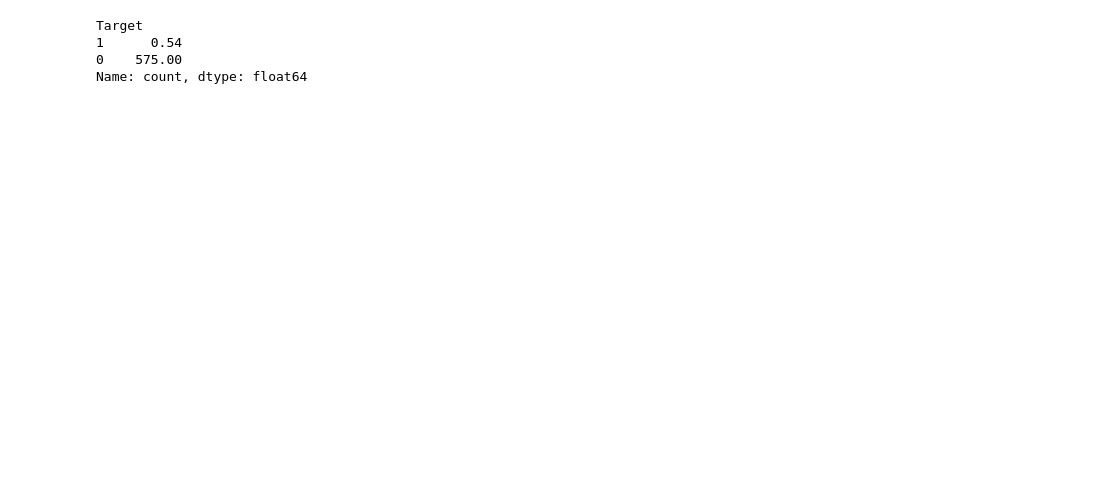
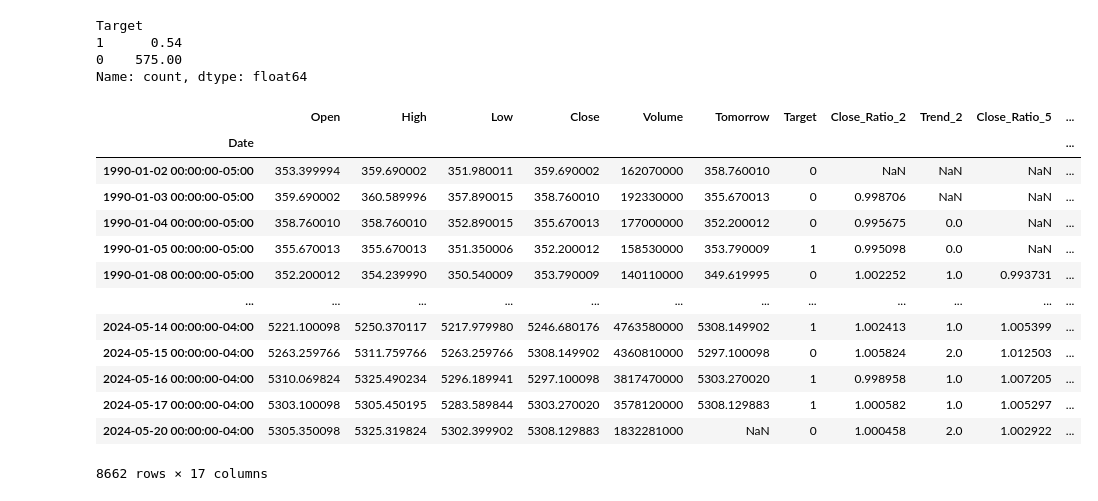
Before and after one commit to RekAlrasheed/S-P-500-stock-predections, a Jupyter notebook: data_science_final_proj.ipynb, the cells around one changed output. Saved outputs shown, nothing was run; the diff lists cells and outputs as text; code cells hidden in the pictures; blank space fills up the shorter version.

```diff
--- a/data_science_final_proj.ipynb
+++ b/data_science_final_proj.ipynb
@@ -350,3 +348,20 @@ for horizon in horizons:
     sp500[trend_column] = sp500.shift(1).rolling(horizon).sum()["Target"]
 
     new_predictors+= [ratio_column, trend_column]
+# %%
+sp500
+# %% [output]
+|  | Open | High | Low | Close | Volume | Tomorrow | Target | Close_Ratio_2 | Trend_2 | Close_Ratio_5 | ... |
+| Date |  |  |  |  |  |  |  |  |  |  | ... |
+| 1990-01-02 00:00:00-05:00 | 353.399994 | 359.690002 | 351.980011 | 359.690002 | 162070000 | 358.760010 | 0 | NaN | NaN | NaN | ... |
+| 1990-01-03 00:00:00-05:00 | 359.690002 | 360.589996 | 357.890015 | 358.760010 | 192330000 | 355.670013 | 0 | 0.998706 | NaN | NaN | ... |
+| 1990-01-04 00:00:00-05:00 | 358.760010 | 358.760010 | 352.890015 | 355.670013 | 177000000 | 352.200012 | 0 | 0.995675 | 0.0 | NaN | ... |
+| 1990-01-05 00:00:00-05:00 | 355.670013 | 355.670013 | 351.350006 | 352.200012 | 158530000 | 353.790009 | 1 | 0.995098 | 0.0 | NaN | ... |
+| 1990-01-08 00:00:00-05:00 | 352.200012 | 354.239990 | 350.540009 | 353.790009 | 140110000 | 349.619995 | 0 | 1.002252 | 1.0 | 0.993731 | ... |
+| ... | ... | ... | ... | ... | ... | ... | ... | ... | ... | ... | ... |
+| 2024-05-14 00:00:00-04:00 | 5221.100098 | 5250.370117 | 5217.979980 | 5246.680176 | 4763580000 | 5308.149902 | 1 | 1.002413 | 1.0 | 1.005399 | ... |
+| 2024-05-15 00:00:00-04:00 | 5263.259766 | 5311.759766 | 5263.259766 | 5308.149902 | 4360810000 | 5297.100098 | 0 | 1.005824 | 2.0 | 1.012503 | ... |
+| 2024-05-16 00:00:00-04:00 | 5310.069824 | 5325.490234 | 5296.189941 | 5297.100098 | 3817470000 | 5303.270020 | 1 | 0.998958 | 1.0 | 1.007205 | ... |
+| 2024-05-17 00:00:00-04:00 | 5303.100098 | 5305.450195 | 5283.589844 | 5303.270020 | 3578120000 | 5308.129883 | 1 | 1.000582 | 1.0 | 1.005297 | ... |
+| 2024-05-20 00:00:00-04:00 | 5305.350098 | 5325.319824 | 5302.399902 | 5308.129883 | 1832281000 | NaN | 0 | 1.000458 | 2.0 | 1.002922 | ... |
+8662 rows × 17 columns
```
Also changed, not shown: parts of 26 cells of this notebook.
